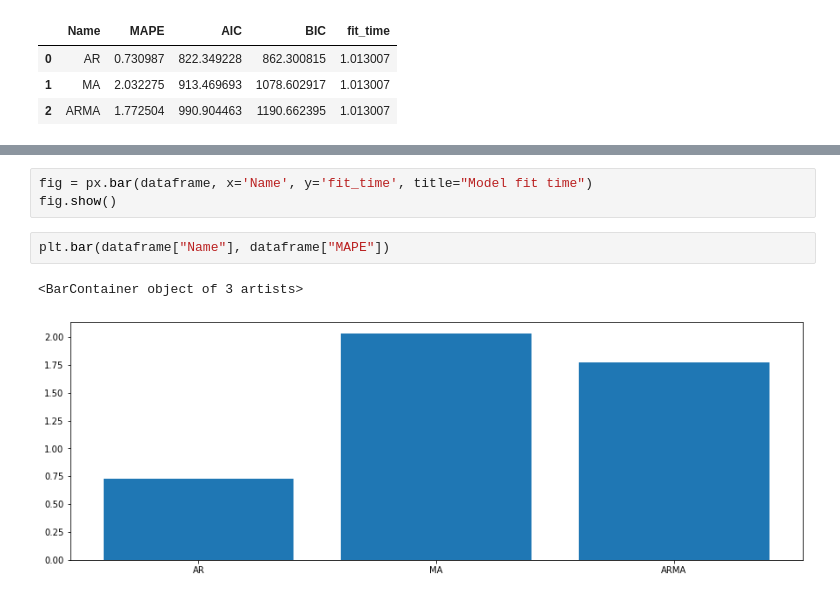
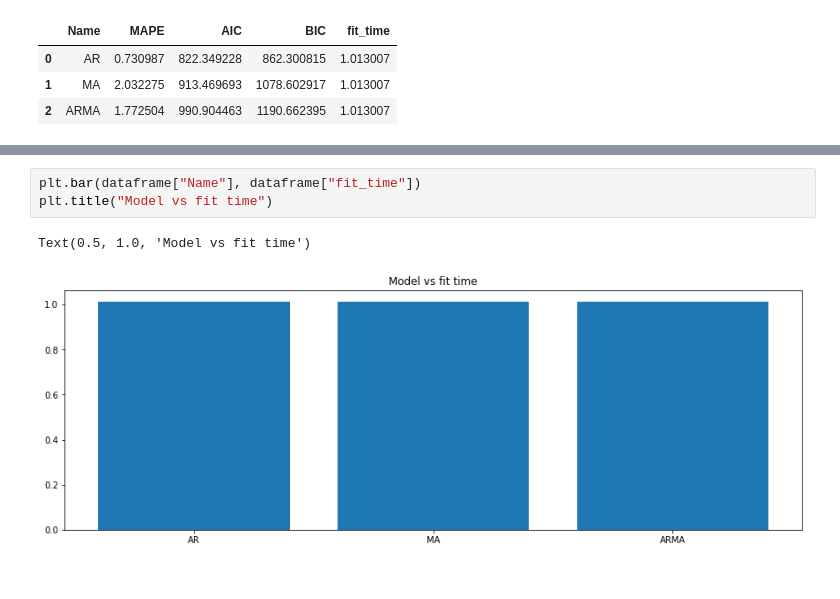
Before and after one commit to Pramod-Kumar808/time_series, a Jupyter notebook: notebook/Project_Notebook.ipynb, the cells around one changed output, grey strips where cells are left out. Saved outputs shown, nothing was run; the diff lists cells and outputs as text.

```diff
--- a/notebook/Project_Notebook.ipynb
+++ b/notebook/Project_Notebook.ipynb
@@ -537,8 +545,6 @@ fig.show()
 # %%
-fig = px.bar(dataframe, x='Name', y='fit_time', title="Model fit time")
-fig.show()
+plt.bar(dataframe["Name"], dataframe["fit_time"])
+plt.title("Model vs fit time")
+# %% [output]
+Text(0.5, 1.0, 'Model vs fit time')
+[figure, added]
-# %%
-plt.bar(dataframe["Name"], dataframe["MAPE"])
-# %% [output]
-<BarContainer object of 3 artists>
-[figure, removed]
```
Also changed, not shown: parts of 4 cells of this notebook.
